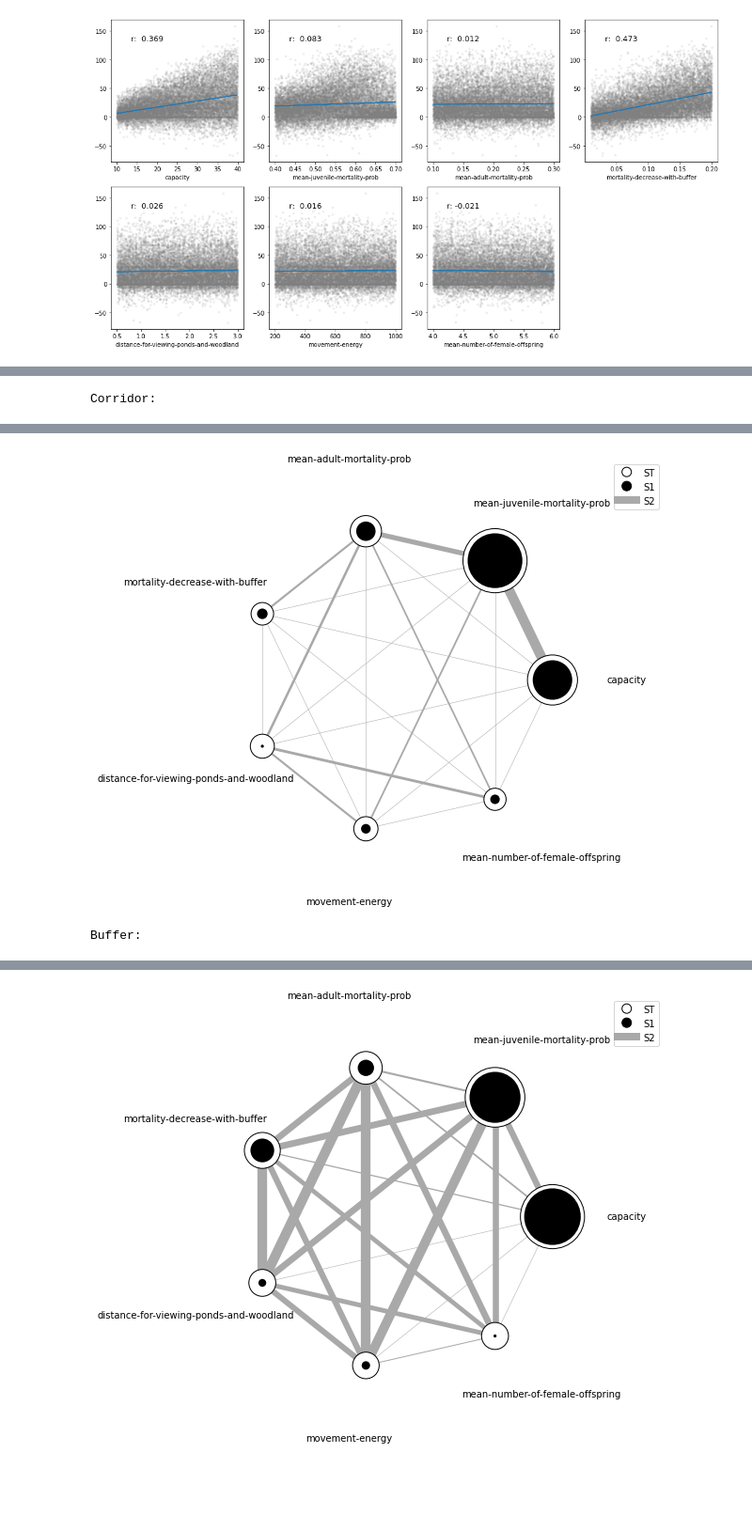
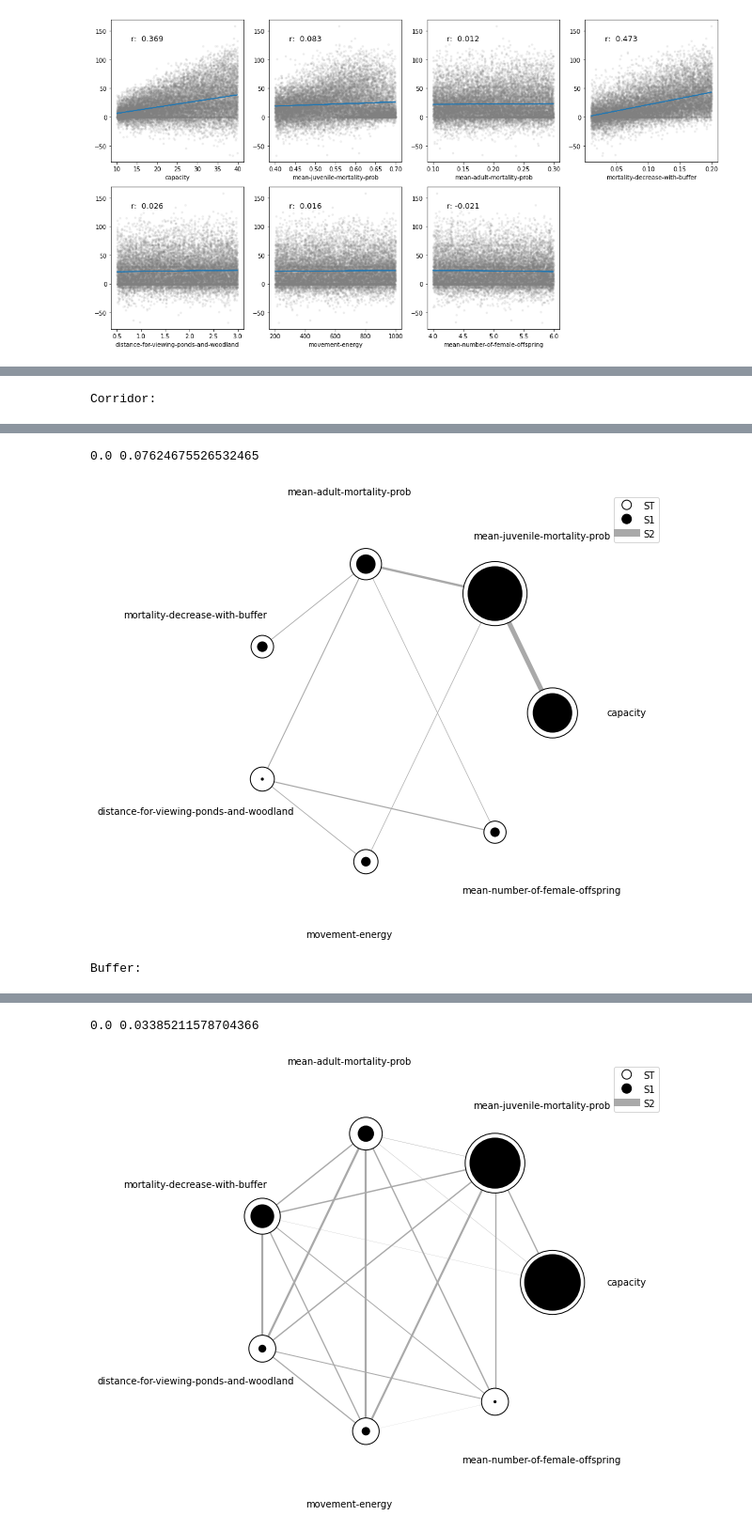
Before and after one commit to FelixNoessler/Buffers-or-corridors-for-great-crested-newts, a Jupyter notebook: model analysis/sensitivity_analysis/16384runs_7parameter/scripts/sensitivity.ipynb, the cells around one changed output, grey strips where cells are left out. Shown at 94% size. Drawn from its saved outputs; the diff is of its cells as text; code cells hidden in the pictures; blank space fills up the shorter version.

```diff
--- a/model analysis/sensitivity_analysis/16384runs_7parameter/scripts/sensitivity.ipynb
+++ b/model analysis/sensitivity_analysis/16384runs_7parameter/scripts/sensitivity.ipynb
@@ -209,7 +232,7 @@ def plot_sobol_indices(sobol_indices, criterion='ST', threshold=0.01):
                 only visualize variables with criterion larger than cutoff
 
     '''
-    max_linewidth_s2 = 10 #25*1.8
+    max_linewidth_s2 = 40 #25*1.8
     max_s_radius = 0.2
 
     # prepare data
@@ -259,13 +282,15 @@ def plot_sobol_indices(sobol_indices, criterion='ST', threshold=0.01):
     plot_circles(ax, filtered_locs, filtered_names, max_s_radius,
                  sobol_stats['S1'], smax, smin, 'k', 'k', 1, 10)
 
+    display(s2)
+    print(s2min, s2max)
     # plot S2
     for name1, name2 in itertools.combinations(zip(filtered_names, filtered_locs), 2):
         name1, loc1 = name1
         name2, loc2 = name2
 
         weight = s2.loc[name1, name2]
-        lw = 0.5+max_linewidth_s2*normalize(weight, s2min, s2max)
+        lw = 0+max_linewidth_s2*normalize(weight, 0, 0.6) #s2min, s2max
         ax.plot([loc1, loc2], [1,1], c='darkgray', lw=lw, zorder=1)
 
     return fig
@@ -292,14 +317,14 @@ def legend(ax):
 
 
 print('Corridor:')
-fig = plot_sobol_indices(Si_corridor, criterion='ST', threshold=0.05)
+fig = plot_sobol_indices(Si_corridor, criterion='ST', threshold=0.01)
 fig.set_size_inches(12,7)
 plt.tight_layout()
 plt.savefig('../results/sobol_interaction_corridor.svg')
 plt.show()
 
 print('Buffer:')
-fig = plot_sobol_indices(Si_buffer, criterion='ST', threshold=0.05)
+fig = plot_sobol_indices(Si_buffer, criterion='ST', threshold=0.01)
 fig.set_size_inches(12,7)
 plt.tight_layout()
 plt.savefig('../results/sobol_interaction_buffer.svg')
@@ -309,2 +342,3 @@ Corridor:
+0.0 0.07624675526532465
-[figure, old version]
+[figure, new version]
-Buffer:
+Buffer:
@@ -311 +353,2 @@ Buffer:
+0.0 0.03385211578704366
-[figure, old version]
+[figure, new version]
```
Also changed, not shown: parts of 4 cells of this notebook, 9 other files.
